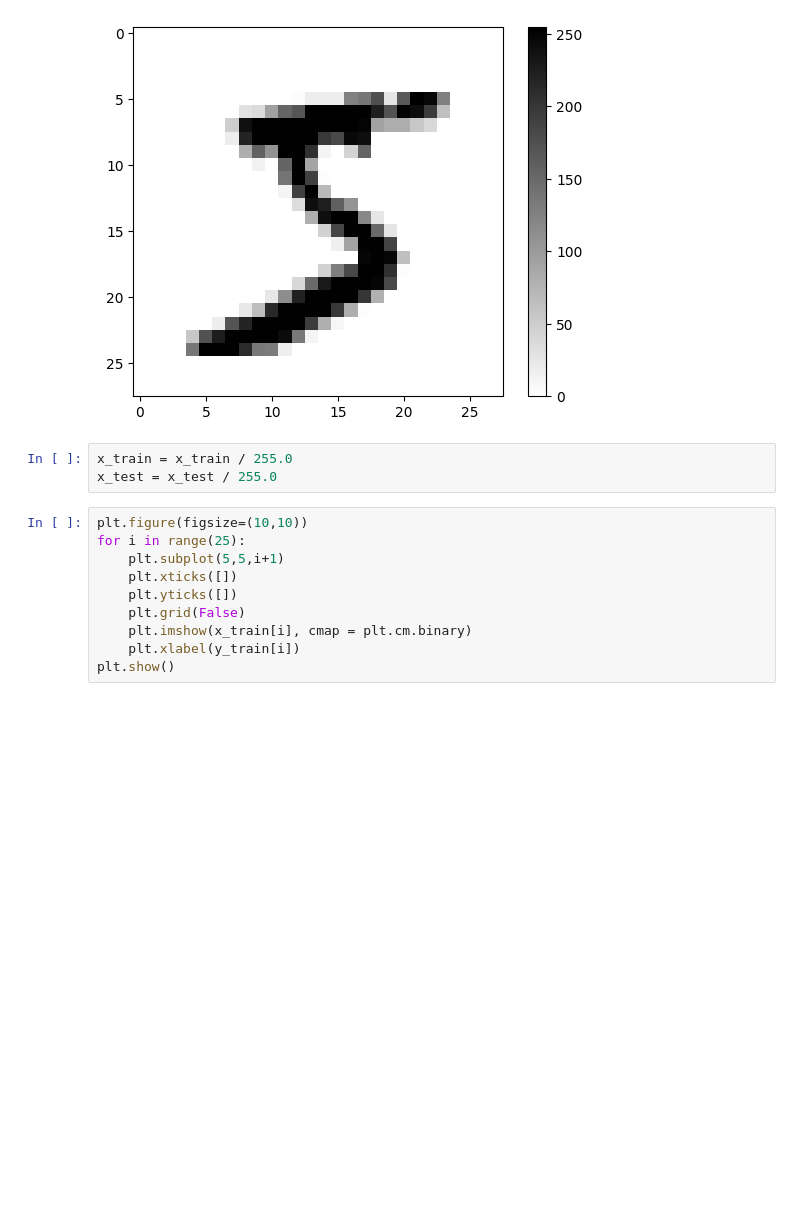
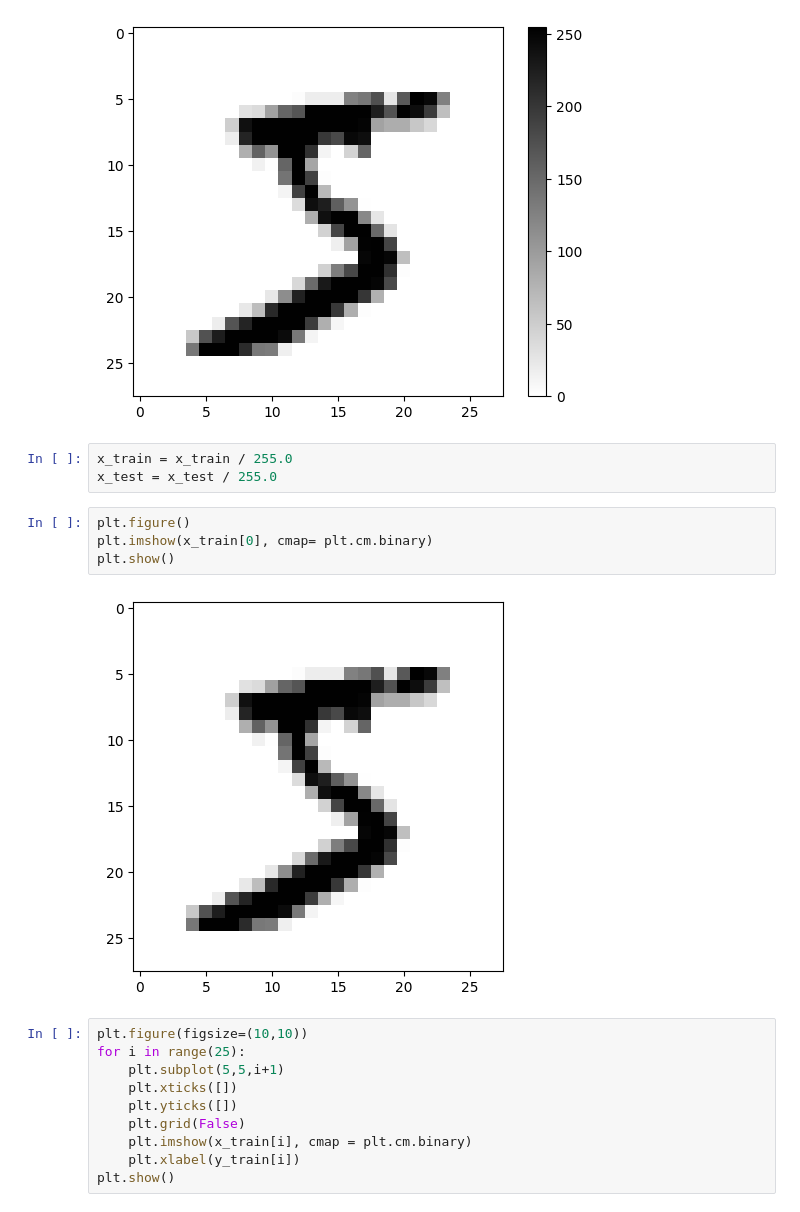
Before and after one commit to lwilsen/IEX_Training, a Jupyter notebook: Neural_Networks/TF_MNIST_CNN.ipynb, the cells around one changed output. Cells and saved outputs as stored; diff of their text form; blank space fills up the shorter version.

```diff
--- a/Neural_Networks/TF_MNIST_CNN.ipynb
+++ b/Neural_Networks/TF_MNIST_CNN.ipynb
@@ -30,6 +33,12 @@ plt.show()
 # %%
 x_train = x_train / 255.0
 x_test = x_test / 255.0
+# %%
+plt.figure()
+plt.imshow(x_train[0], cmap= plt.cm.binary)
+plt.show()
+# %% [output]
+[figure, added]
 # %%
 plt.figure(figsize=(10,10))
 for i in range(25):
```
Also changed, not shown: parts of 6 cells of this notebook, 47 other files.
